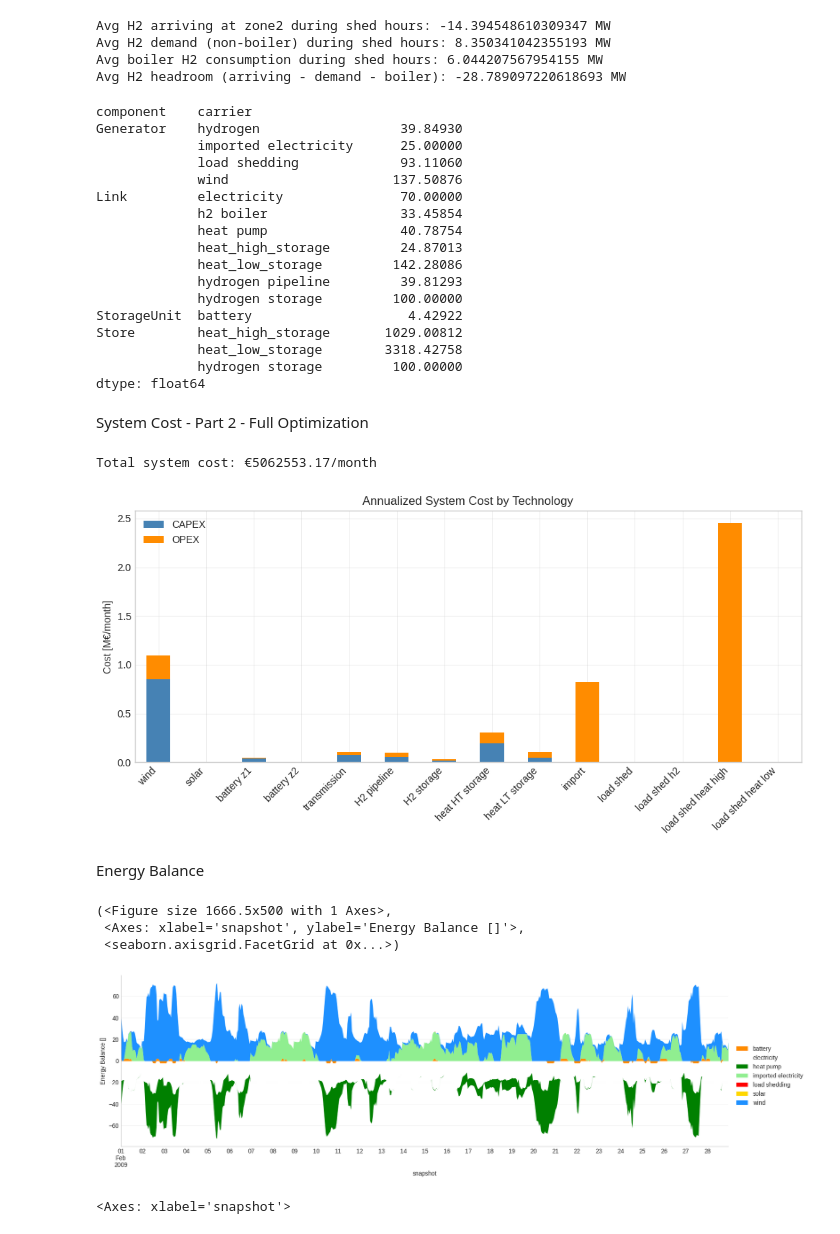
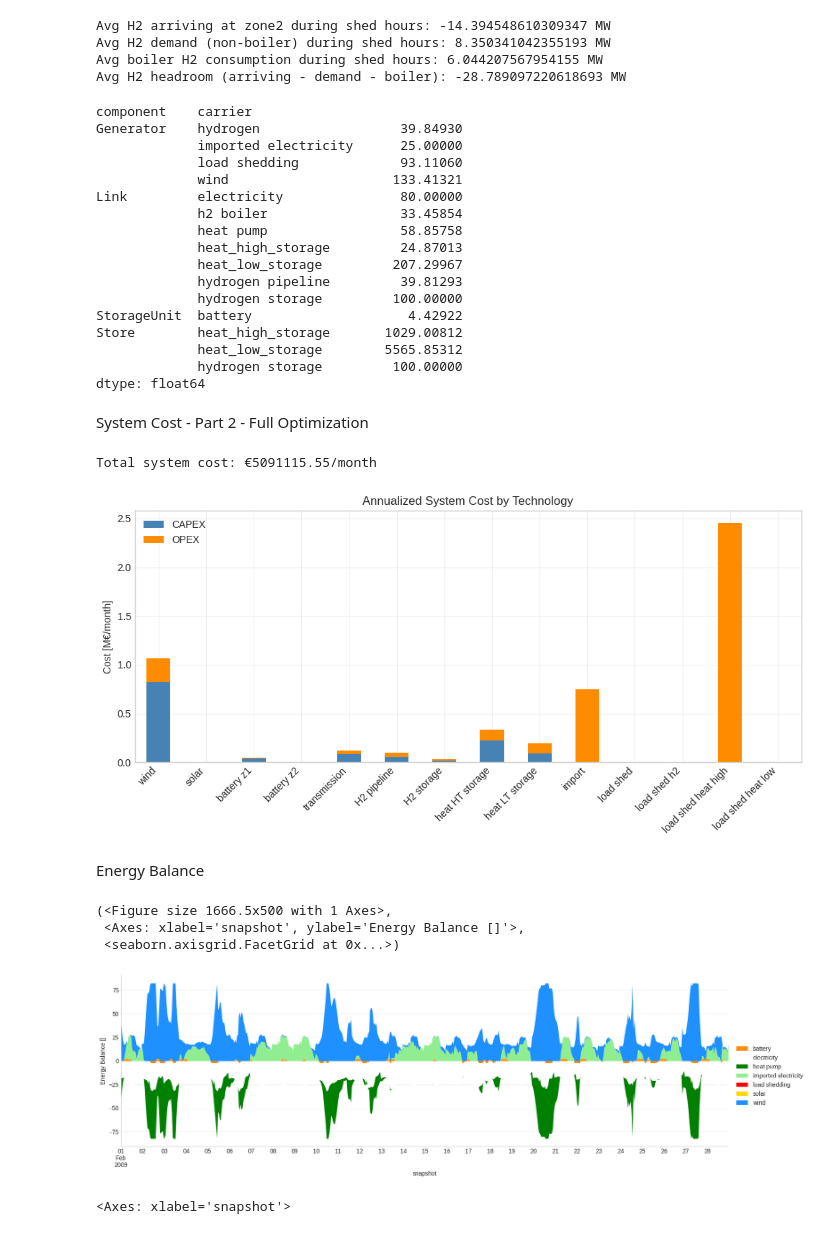
Before and after one commit to karivero/esi_final_repo, a Jupyter notebook: final_esi/ESI_Assignment/part2_full_opt.ipynb, the cells around one changed output. Drawn from its saved outputs; the diff is of its cells as text; code cells hidden in the pictures.

Commit message:
system cost plots debugged across individual and summary docs. start working on userved demand

```diff
--- a/final_esi/ESI_Assignment/part2_full_opt.ipynb
+++ b/final_esi/ESI_Assignment/part2_full_opt.ipynb
@@ -407,7 +404,7 @@ annualized_capex_heat_high_storage = (Heat_storage_high_temp_capex) * annuity(r,
 annualized_capex_heat_low_storage = (Heat_storage_low_temp_capex) * annuity(r, Heat_storage_low_temp_lifetime)
 # capital_cost_power ≈ (1 / C_rate) × capital_cost_energy
 heat_high_charge_capex = (1/Heat_storage_high_temp_max_charging_capacity) * annualized_capex_heat_high_storage * monthly_annualizer
-heat_low_charge_capex = (1/Heat_storage_low_temp_max_charging_capacity) * annualized_capex_heat_high_storage * monthly_annualizer
+heat_low_charge_capex = (1/Heat_storage_low_temp_max_charging_capacity) * annualized_capex_heat_low_storage * monthly_annualizer
 #discharge is same %
 
 annualized_capex_transmission = (Electricity_cable_capex*1000) * distance12 * annuity(r, Electricity_cable_lifetime) # Eur/kw/km * 1000 * km
@@ -1077,17 +1074,17 @@ component    carrier
 Generator    hydrogen                  39.84930
              imported electricity      25.00000
              load shedding             93.11060
-             wind                     137.50876
-Link         electricity               70.00000
+             wind                     133.41321
+Link         electricity               80.00000
              h2 boiler                 33.45854
-             heat pump                 40.78754
+             heat pump                 58.85758
              heat_high_storage         24.87013
-             heat_low_storage         142.28086
+             heat_low_storage         207.29967
              hydrogen pipeline         39.81293
              hydrogen storage         100.00000
 StorageUnit  battery                    4.42922
 Store        heat_high_storage       1029.00812
-             heat_low_storage        3318.42758
+             heat_low_storage        5565.85312
              hydrogen storage         100.00000
 dtype: float64
 # %% [markdown]
@@ -1113,6 +1110,11 @@ pipeline_cap     = n.links.p_nom_opt.get("zone3-zone2", n.links.p_nom.get("zone3
 h2_store_cap    = n.stores.e_nom_opt.get("h2_storage_zone3", 0)
 ht_store_cap    = n.stores.e_nom_opt.get("heat_high_storage", 0)
 lt_store_cap    = n.stores.e_nom_opt.get("heat_low_storage",  0)
+# inside build_cost_df on combined, add these capacity reads:
+ht_charge_cap  = n.links.p_nom_opt.get("heat_high_charge",    0)
+ht_discharge_cap = n.links.p_nom_opt.get("heat_high_discharge", 0)
+lt_charge_cap  = n.links.p_nom_opt.get("heat_low_charge",     0)
+lt_discharge_cap = n.links.p_nom_opt.get("heat_low_discharge",  0)
 monthly_annualizer = len(times) / 8760
 
 # ── Cost reconstruction ─────────────────────────────
@@ -1131,10 +1133,15 @@ cost_data = {
                             "OPEX":  annualized_opex_pipeline  * pipeline_cap * monthly_annualizer},
         "H2 storage":      {"CAPEX": annualized_capex_hydrogen_storage * h2_store_cap * monthly_annualizer,
                             "OPEX":  annualized_opex_hydrogen_storage  * h2_store_cap * monthly_annualizer},
-        "heat HT storage": {"CAPEX": annualized_capex_heat_high_storage * ht_store_cap * monthly_annualizer,
-                            "OPEX":  annualized_opex_heat_high_storage  * ht_store_cap * monthly_annualizer},
-        "heat LT storage": {"CAPEX": annualized_capex_heat_low_storage * lt_store_cap * monthly_annualizer,
-                            "OPEX":  annualized_opex_heat_low_storage  * lt_store_cap * monthly_annualizer},
+        # "heat HT storage": {"CAPEX": annualized_capex_heat_high_storage * ht_store_cap * monthly_annualizer,
+        #                     "OPEX":  annualized_opex_heat_high_storage  * ht_store_cap * monthly_annualizer},
+        # "heat LT storage": {"CAPEX": annualized_capex_heat_low_storage * lt_store_cap * monthly_annualizer,
+        #                     "OPEX":  annualized_opex_heat_low_storage  * lt_store_cap * monthly_annualizer},
+        "heat HT storage": {"CAPEX": annualized_capex_heat_high_storage * ht_store_cap * monthly_annualizer
+                                     + heat_high_charge_capex * (ht_charge_cap + ht_discharge_cap),  # already annualized
+                            "OPEX":  annualized_opex_heat_high_storage * ht_store_cap * monthly_annualizer,},
+        "heat LT storage": {"CAPEX": annualized_capex_heat_low_storage * lt_store_cap * monthly_annualizer + heat_low_charge_capex * (lt_charge_cap + lt_discharge_cap),
+                            "OPEX":  annualized_opex_heat_low_storage * lt_store_cap * monthly_annualizer,},
         "import":          {"CAPEX": 0,
                             "OPEX":  Operational_cost_electricity_import_cost * opt_import_mwh},
         "load shed":       {"CAPEX": 0,
@@ -1142,35 +1149,35 @@ cost_data = {
         "load shed h2":  {"CAPEX": 0,
                             "OPEX":  Operational_cost_lost_load_penalty * opt_loadshed_h2},
         "load shed heat high":       {"CAPEX": 0,
                             "OPEX":  Operational_cost_lost_load_penalty * opt_loadshed_heat_h},
         "load shed heat low":       {"CAPEX": 0,
                             "OPEX":  Operational_cost_lost_load_penalty * opt_loadshed_heat_l},
     }
 
 cost_df = pd.DataFrame(cost_data).T.div(1e6)  # M€
 
 # ── Outputs ─────────────────────────────────────────
 total_monthly_cost = (cost_df['CAPEX'].sum() + cost_df['OPEX'].sum()) *1e6
 print(f"Total system cost: €{total_monthly_cost:.2f}/month")
 
 # ── Plot ────────────────────────────────────────────
 plt.style.use("seaborn-v0_8-whitegrid")
 fig, ax = plt.subplots(figsize=(10, 5))
 cost_df[["CAPEX", "OPEX"]].plot(
     kind="bar",
     stacked=True,
     ax=ax,
     color=["steelblue", "darkorange"],
 )
 
 ax.set_ylabel("Cost [M€/month]")
 ax.set_title("Annualized System Cost by Technology")
 plt.xticks(rotation=45, ha="right")
 plt.tight_layout()
 plt.show()
 # %% [output]
-Total system cost: €5062553.17/month
+Total system cost: €5091115.55/month
-[figure, old version]
+[figure, new version]
 # %% [markdown]
 Energy Balance
 # %%
@@ -1181,7 +1188,7 @@ n.statistics.energy_balance.plot.area(linewidth=0, bus_carrier="electricity",fig
 (<Figure size 1666.5x500 with 1 Axes>,
  <Axes: xlabel='snapshot', ylabel='Energy Balance []'>,
  <seaborn.axisgrid.FacetGrid at 0x...>)
-[figure, old version]
+[figure, new version]
 # %%
 # Price time series for electricity:
 n.buses_t.marginal_price.plot(figsize=(17, 8))
```
Also changed, not shown: parts of 8 cells of this notebook, 3 other files.
